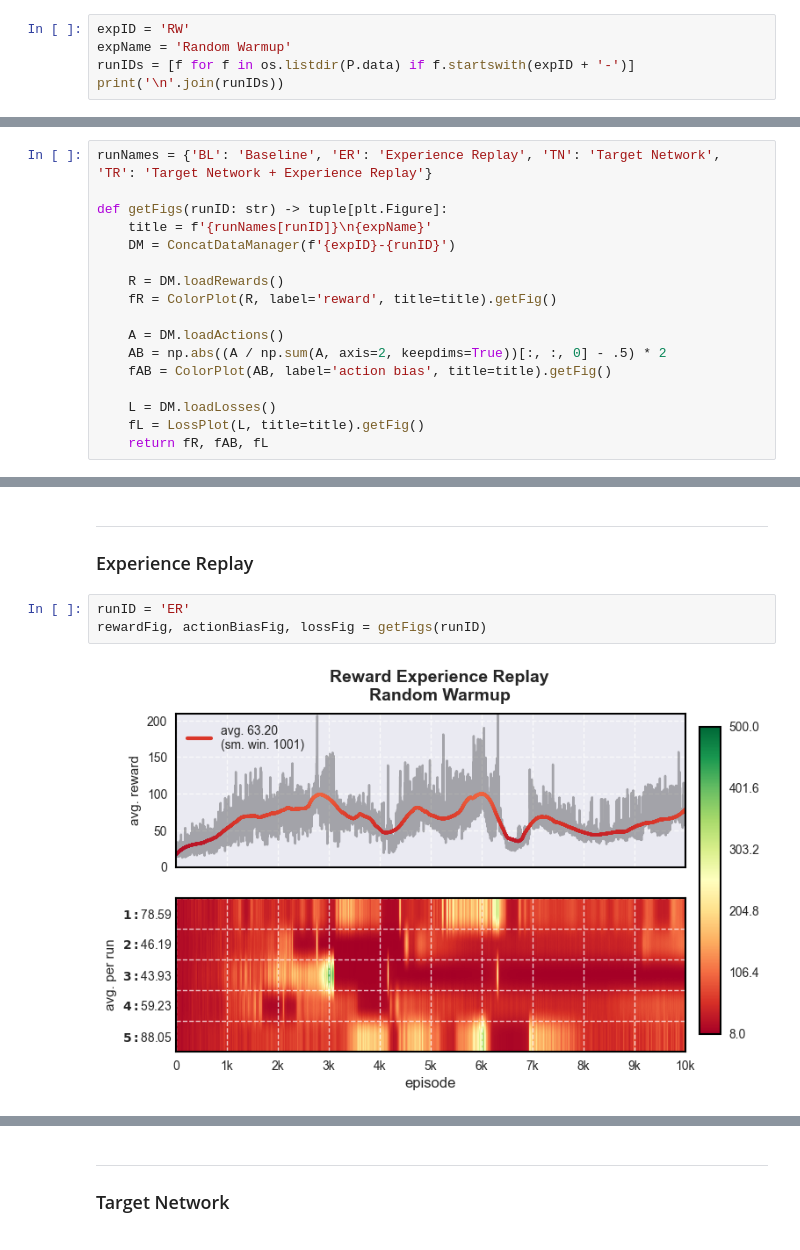
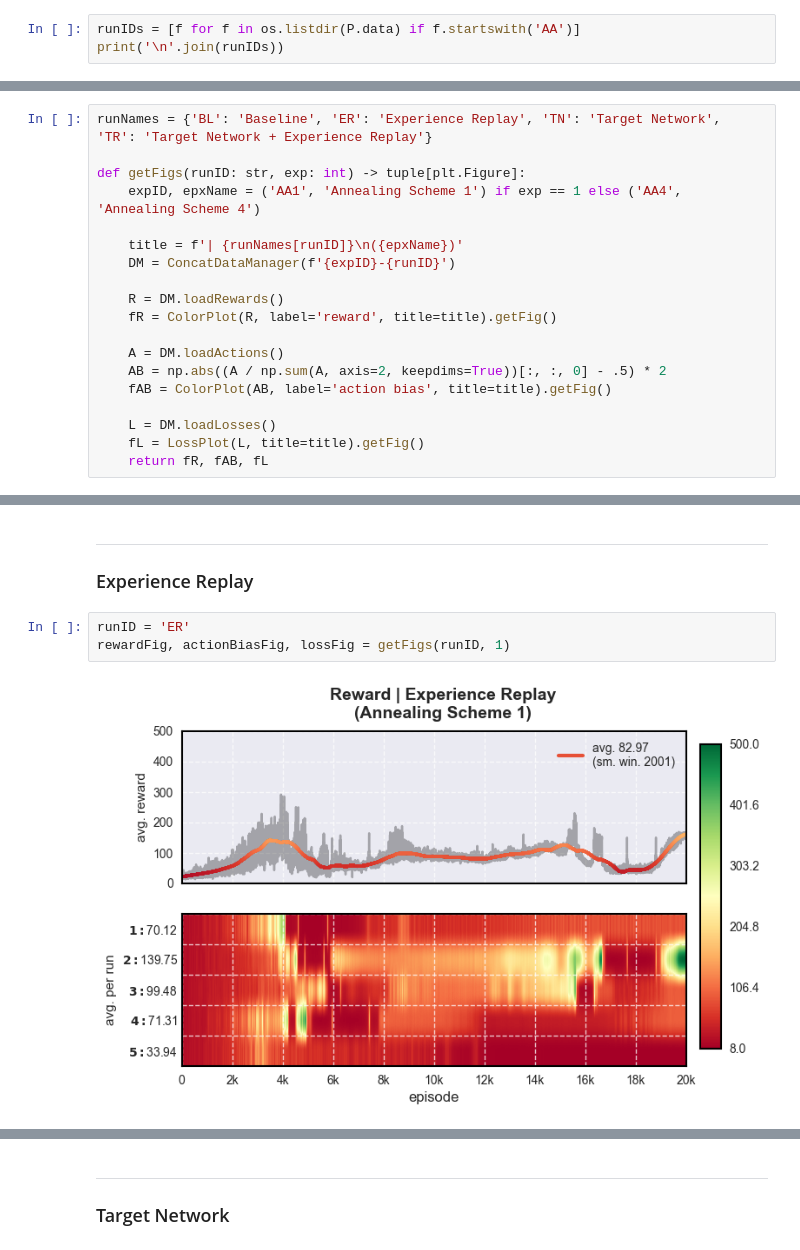
Before and after one commit to Josef-Hlink/DeepQL, a Jupyter notebook: notebooks/2_randomwarmup.ipynb, the cells around one changed output, grey strips where cells are left out. Drawn from its saved outputs; the diff is of its cells as text.

```diff
--- a/notebooks/2_randomwarmup.ipynb
+++ b/notebooks/2_randomwarmup.ipynb
@@ -33,6 +50,4 @@ Should be BL, ER, TN, and TR.
 # %%
-expID = 'RW'
-expName = 'Random Warmup'
-runIDs = [f for f in os.listdir(P.data) if f.startswith(expID + '-')]
+runIDs = [f for f in os.listdir(P.data) if f.startswith('AA')]
 print('\n'.join(runIDs))
 # %% [output]
@@ -70,8 +101,10 @@ Define a function to easily get all figures for a given run.
 # %%
 runNames = {'BL': 'Baseline', 'ER': 'Experience Replay', 'TN': 'Target Network', 'TR': 'Target Network + Experience Replay'}
 
-def getFigs(runID: str) -> tuple[plt.Figure]:
-    title = f'{runNames[runID]}\n{expName}'
+def getFigs(runID: str, exp: int) -> tuple[plt.Figure]:
+    expID, epxName = ('AA1', 'Annealing Scheme 1') if exp == 1 else ('AA4', 'Annealing Scheme 4')
+
+    title = f'| {runNames[runID]}\n({epxName})'
     DM = ConcatDataManager(f'{expID}-{runID}')
 
     R = DM.loadRewards()
@@ -99,6 +138,6 @@ rewardFig, actionBiasFig, lossFig = getFigs(runID)
 ### Experience Replay
 # %%
 runID = 'ER'
-rewardFig, actionBiasFig, lossFig = getFigs(runID)
+rewardFig, actionBiasFig, lossFig = getFigs(runID, 1)
 # %% [output]
-[figure, old version]
+[figure, new version]
```
Also changed, not shown: parts of 23 cells of this notebook, 3 other files.
